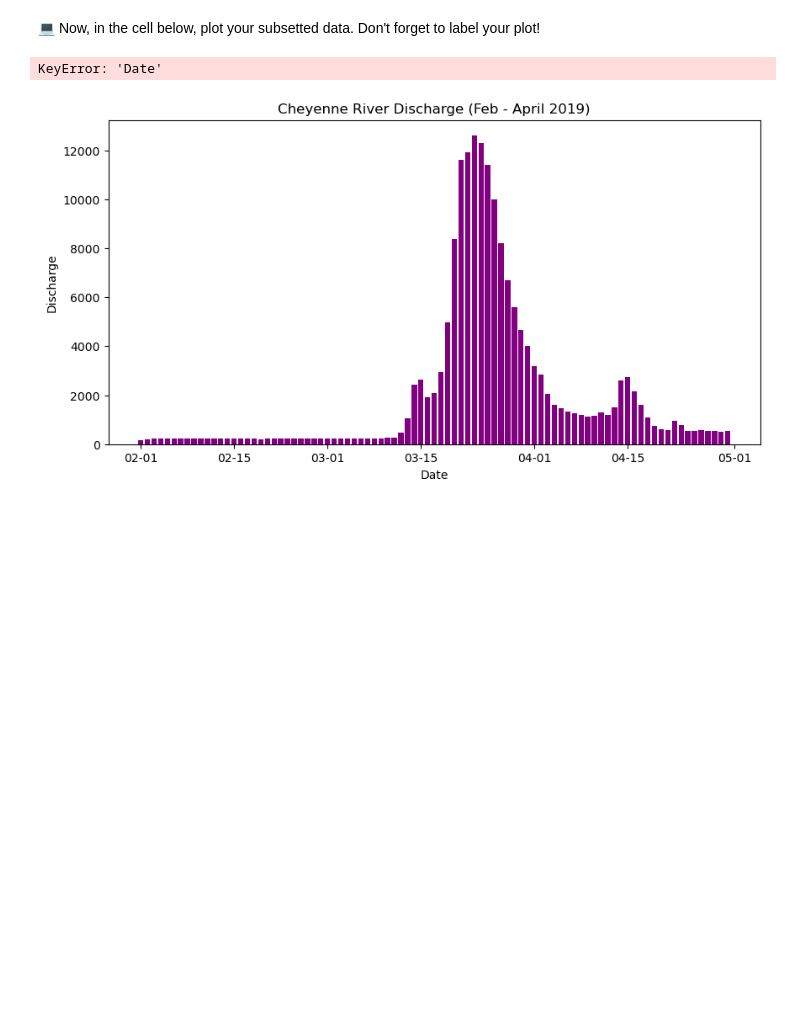
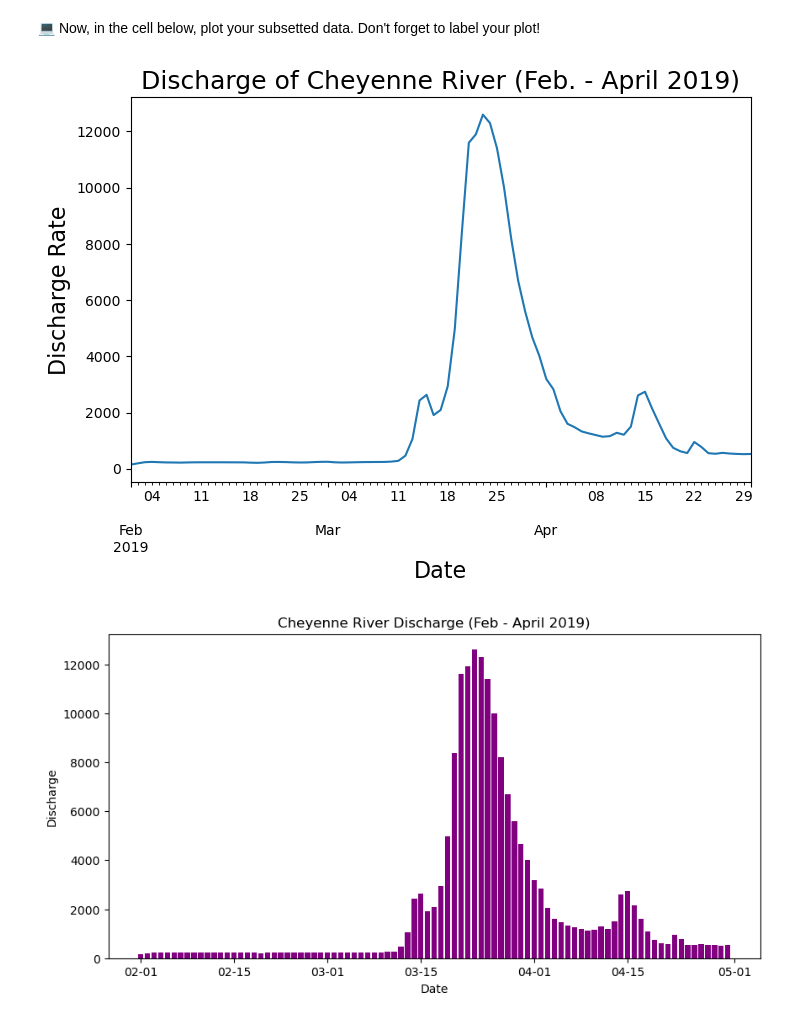
Before and after one commit to Wakunza/time-series-data-Wakunza, a Jupyter notebook: stars-02-time-series.ipynb, the cells around one changed output. Drawn from its saved outputs; the diff is of its cells as text; code cells hidden in the pictures; blank space fills up the shorter version.

```diff
--- a/stars-02-time-series.ipynb
+++ b/stars-02-time-series.ipynb
@@ -596,15 +596,15 @@ subset_points
 # %%
 # plot data code that i used in the last notebook, but isn't working in this notebook?
 # look at the next cell for the actual code
-flood_dates.plot(x='Date', y='Discharge',
+flood_dates.plot(y='Discharge',
                     fontsize=10, legend=False, figsize=(8,5))
 
 # setting specific paramters for plot
 plt.title('Discharge of Cheyenne River (Feb. - April 2019)', fontsize=18)
 plt.xlabel('Date', fontsize=16);
 plt.ylabel('Discharge Rate', fontsize=16);
 # %% [output]
-KeyError: 'Date'
+[figure, added]
 # %%
 import matplotlib.dates as mdates
 from matplotlib.dates import DateFormatter
```
Also changed, not shown: parts of 2 cells of this notebook.
